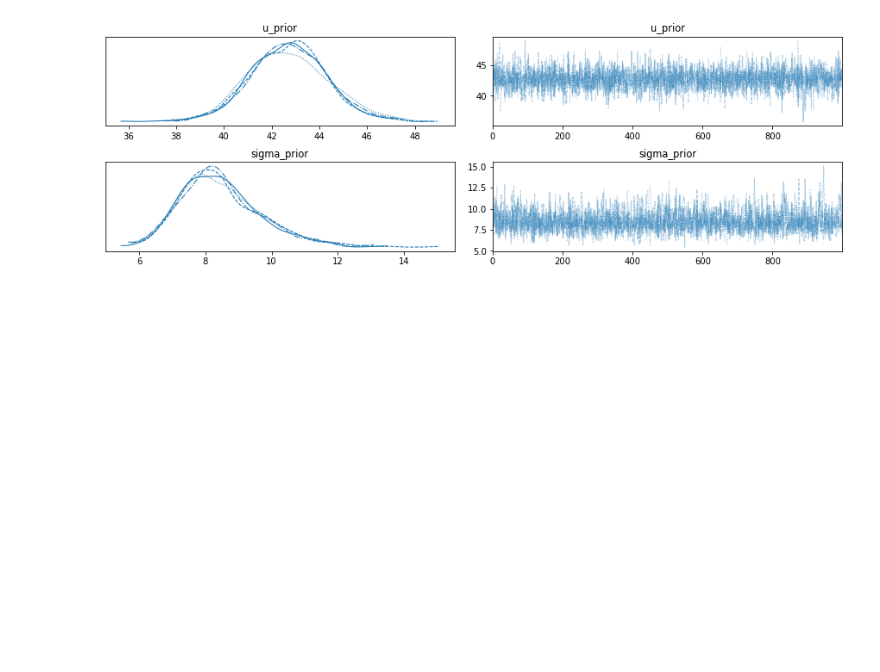
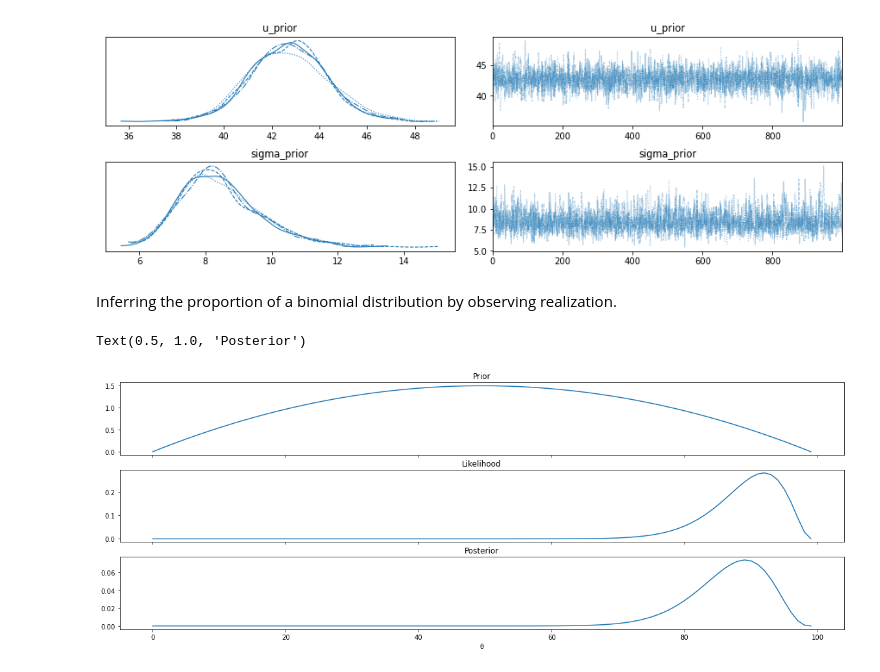
Before and after one commit to RCambier/blog, a Jupyter notebook: _notebooks/2021-09-17-bayesian-inference.ipynb, the cells around one changed output. Cells and saved outputs as stored; diff of their text form; code cells hidden in the pictures; blank space fills up the shorter version.

```diff
--- a/_notebooks/2021-09-17-bayesian-inference.ipynb
+++ b/_notebooks/2021-09-17-bayesian-inference.ipynb
@@ -63,3 +65,39 @@ array([[<AxesSubplot:title={'center':'u_prior'}>,
        [<AxesSubplot:title={'center':'sigma_prior'}>,
         <AxesSubplot:title={'center':'sigma_prior'}>]], dtype=object)
 [figure]
+# %% [markdown]
+Inferring the proportion of a binomial distribution by observing realization.
+# %%
+fake_observed = sp.stats.bernoulli(0.85).rvs(size=28)
+# %%
+# Doing it by hand with grid search approximation
+fig, axes = plt.subplots(3, 1, sharex=True, figsize=(20,7))
+plt.xlabel('θ')
+
+
+# The grid
+possible_values_for_p = np.linspace(0,1,100)
+
+# The prior
+prior = sp.stats.beta.pdf(possible_values_for_p, a=2, b=2) # The prior distribution. Represents our initial belief about the proportion of the binomial
+
+axes[0].plot(prior)
+axes[0].set_title("Prior")
+
+
+# The likelihood
+likelihood = sp.stats.binom.pmf(k=fake_observed.sum(), n=28, p=possible_values_for_p)
+
+axes[1].plot(likelihood, label="likelihood")
+axes[1].set_title("Likelihood")
+
+
+# The posterior
+posterior_unnormalized = prior * likelihood
+posterior = posterior_unnormalized / posterior_unnormalized.sum()
+
+axes[2].plot(posterior, label="posterior")
+axes[2].set_title("Posterior")
+# %% [output]
+Text(0.5, 1.0, 'Posterior')
+[figure, added]
```
Also changed, not shown: parts of 1 cell of this notebook.
